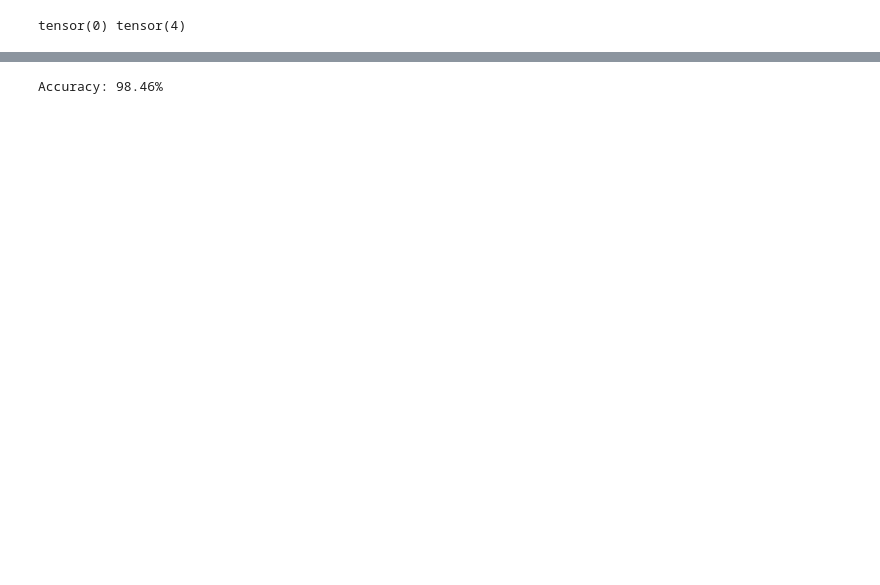
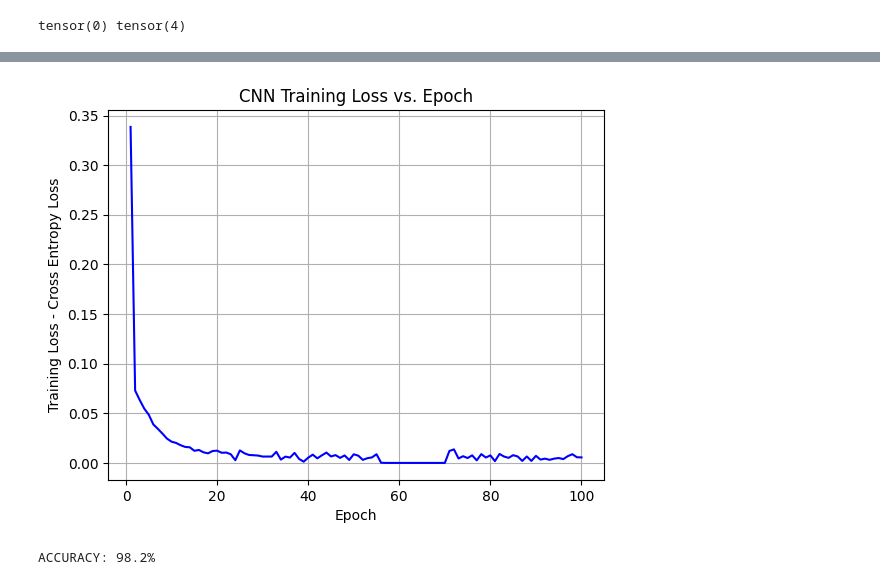
Before and after one commit to niiquaye/ECE457B, a Jupyter notebook: W25-asg3/assignment.ipynb, the cells around one changed output, grey strips where cells are left out. Drawn from its saved outputs; the diff is of its cells as text; code cells hidden in the pictures; blank space fills up the shorter version.

```diff
--- a/W25-asg3/assignment.ipynb
+++ b/W25-asg3/assignment.ipynb
@@ -131,0 +116,2 @@ True
+# %%
+model, training_losses, epochs = train_model(model, optimizer, criterion, num_epochs=100)
@@ -132,16 +138,33 @@ True
+# %%
+plt.plot(range(1, epochs+1), training_losses, linestyle='-', color='b')
+plt.xlabel("Epoch")
+plt.ylabel("Training Loss - Cross Entropy Loss")
+plt.title("CNN Training Loss vs. Epoch")
+plt.grid()
+plt.show()
+# %% [output]
+[figure, added]
 # %%
 # After training, you can test your model
-model.eval()  # Set the model to evaluation mode
-with torch.no_grad():  # Disable gradient calculation during testing
-    correct = 0
-    total = 0
-    for inputs, labels in test_loader:
-        inputs, labels = inputs.to(device), labels.to(device)
-        outputs = model(inputs)
-        _, predicted = torch.max(outputs, 1)
-        total += labels.size(0)
-        correct += (predicted == labels).sum().item()
+def eval_model(model):
+    model.eval()  # Set the model to evaluation mode
+    with torch.no_grad():  # Disable gradient calculation during testing
+        correct = 0
+        total = 0
+        for inputs, labels in test_loader:
+            inputs, labels = inputs.to(device), labels.to(device)
+            outputs = model(inputs)
 
-    print(f"Accuracy: {100 * correct / total}%")
+            probabilities = F.softmax(outputs, dim=1) # apply softmax
+
+            _, predicted = torch.max(probabilities, 1)
+
+            total += labels.size(0)
+
+            correct += (predicted == labels).sum().item()
+
+        print(f"ACCURACY: {100 * correct / total}%")
-# %% [output]
-Accuracy: 98.46%
+# %%
+eval_model(model)
+# %% [output]
+ACCURACY: 98.2%
```
Also changed, not shown: parts of 5 cells of this notebook.
